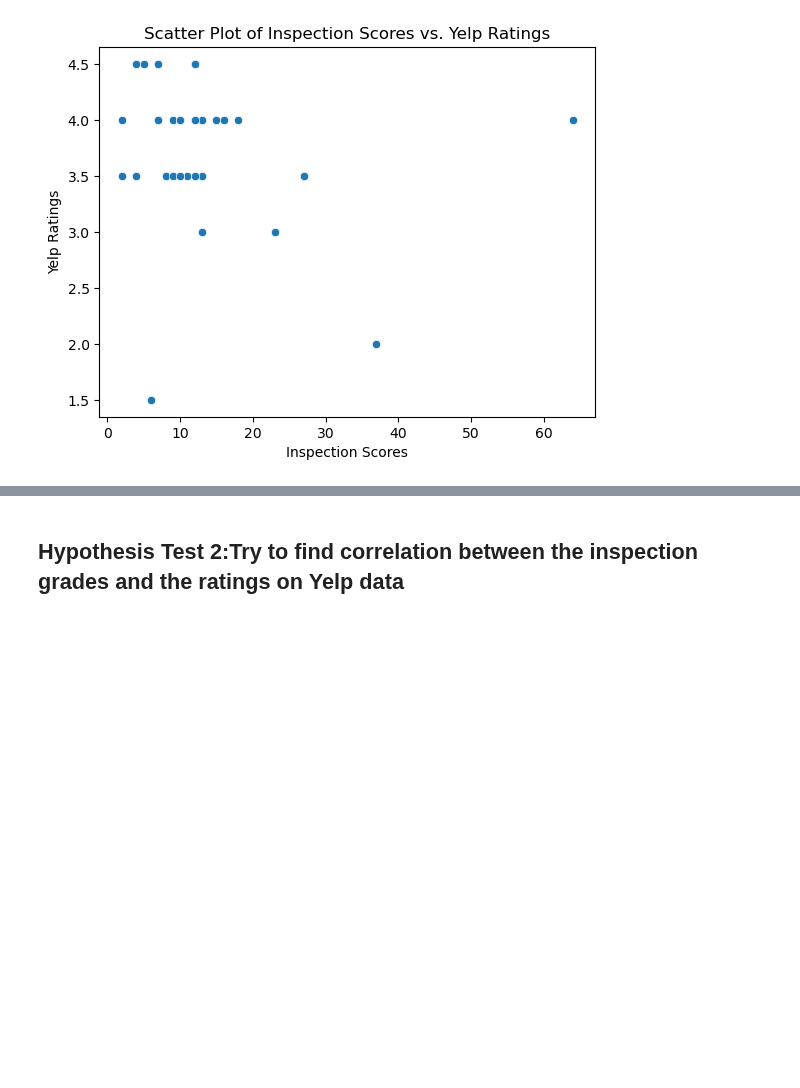
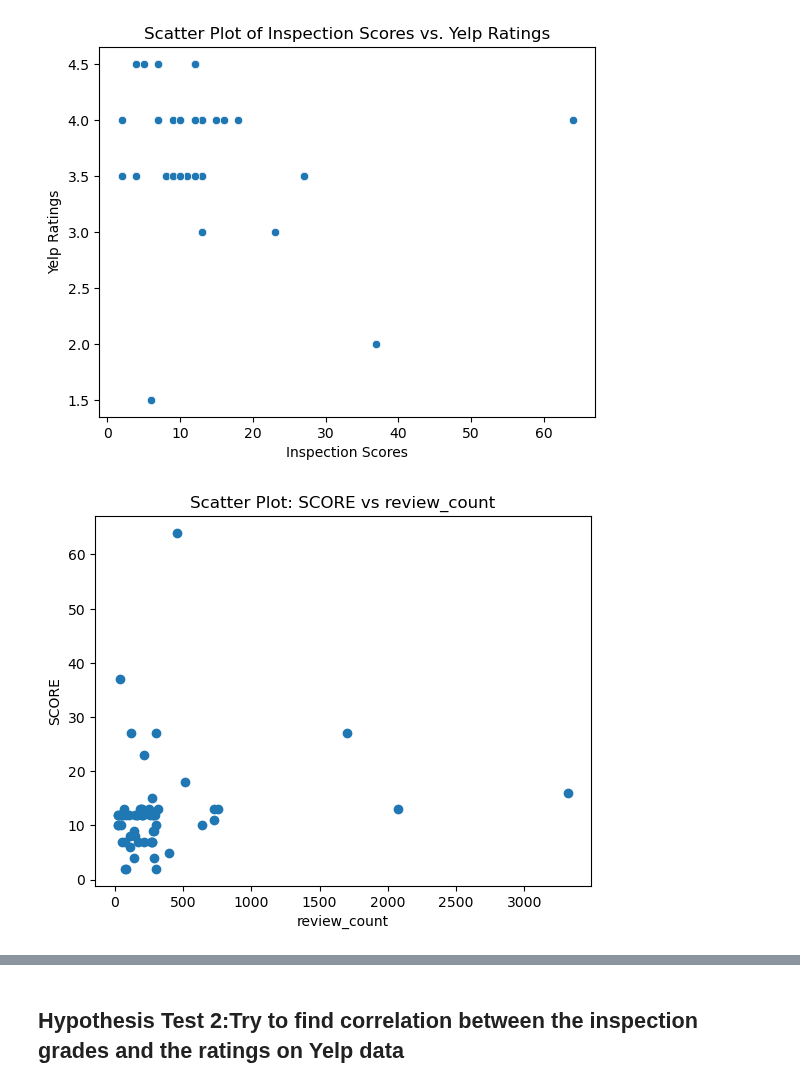
Before and after one commit to JoeBwonKenobi/NYCRestarauntInspections, a Jupyter notebook: Hypothesis Testing.ipynb, the cells around one changed output, grey strips where cells are left out. Cells and saved outputs as stored; diff of their text form; code cells hidden in the pictures; blank space fills up the shorter version.

```diff
--- a/Hypothesis Testing.ipynb
+++ b/Hypothesis Testing.ipynb
@@ -398,3 +398,12 @@ plt.ylabel('Yelp Ratings')
 plt.show()
 # %% [output]
 [figure]
+# %%
+# Scatterplot
+plt.scatter(merged_df['review_count'], merged_df['SCORE'])
+plt.xlabel('review_count')
+plt.ylabel('SCORE')
+plt.title('Scatter Plot: SCORE vs review_count')
+plt.show()
+# %% [output]
+[figure, added]
```
Also changed, not shown: parts of 4 cells of this notebook.
